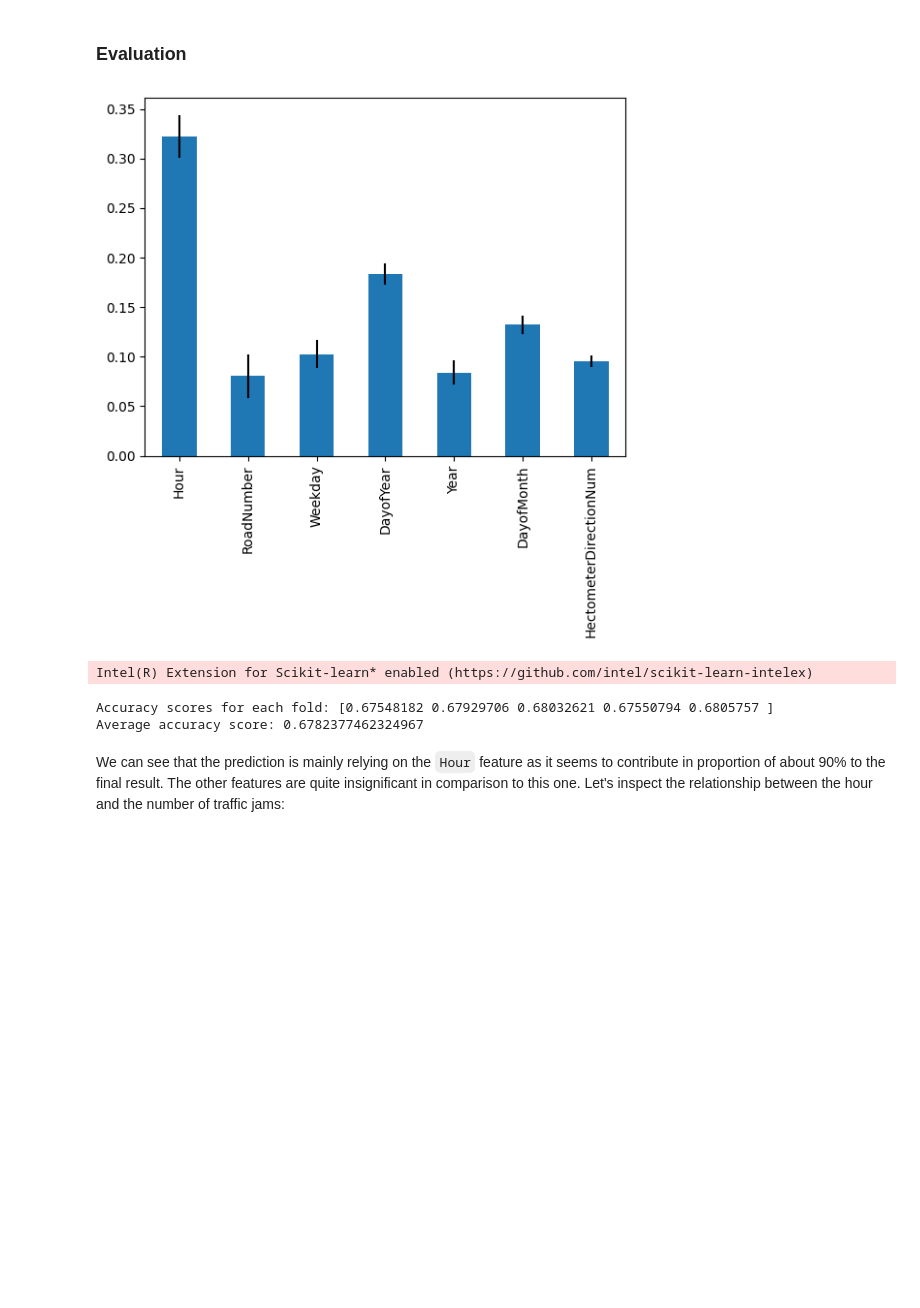
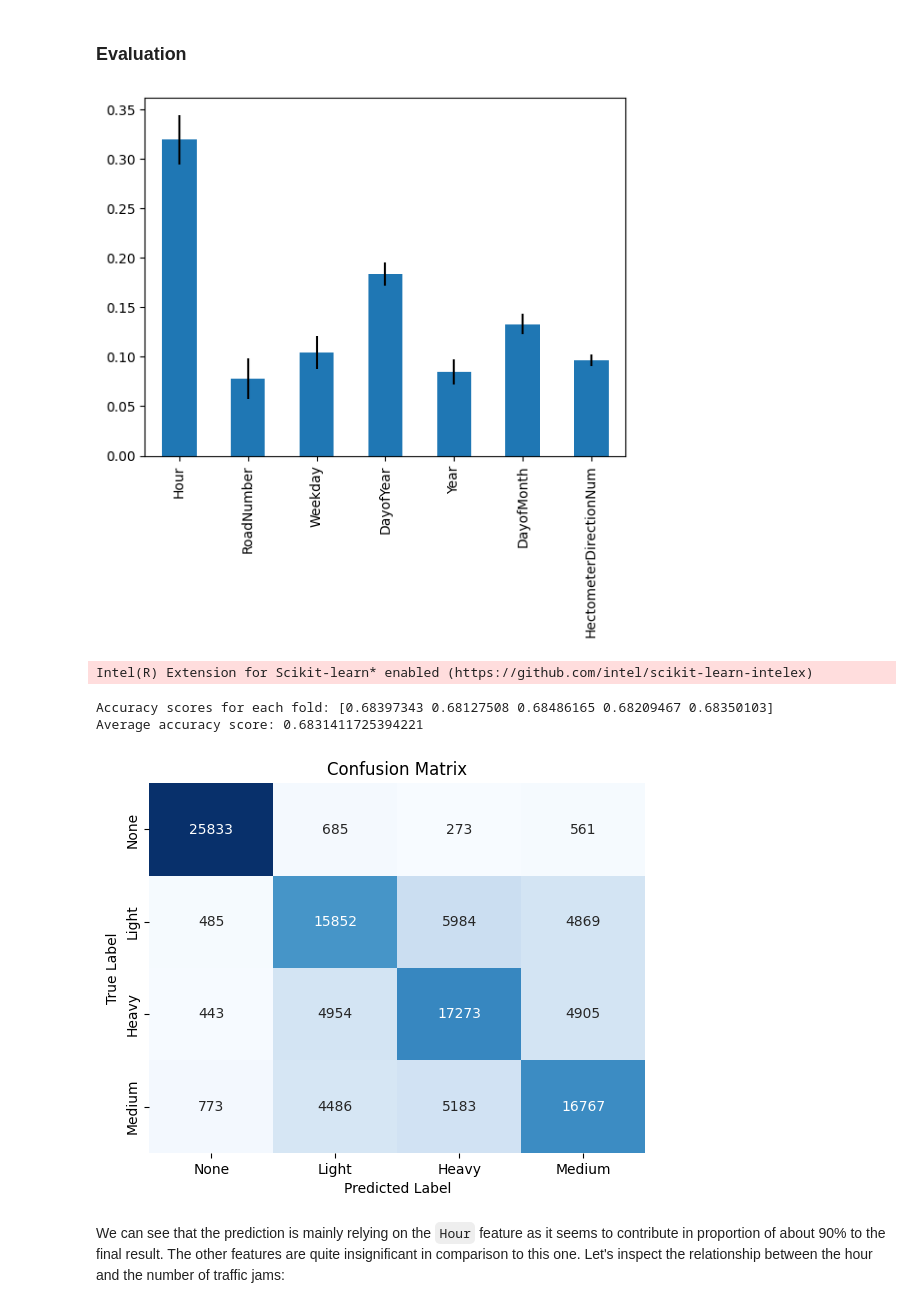
Before and after one commit to mhristev/TodayAI, a Jupyter notebook: MainFileNew.ipynb, the cells around one changed output. Saved outputs shown, nothing was run; the diff lists cells and outputs as text; code cells hidden in the pictures; blank space fills up the shorter version.

Commit message:
Confusion matrix

```diff
--- a/MainFileNew.ipynb
+++ b/MainFileNew.ipynb
@@ -1103,3 +1103,15 @@ encoded_type
 3    136657
 2    136657
 Name: count, dtype: int64
+# %%
+duration_category_map = {
+    0: "None",
+    1: "Light",
+    2: "Medium",
+    3: "Heavy"
+}
+
+# Add the new column 'Duration Category' using the map
+resampled_data['Duration Category'] = resampled_data['encoded_type'].map(duration_category_map)
+
+resampled_data
@@ -1168,21 +1178,35 @@ plt.figure()
 forest_importances.plot.bar(yerr=standard_deviation)
 plt.show()
 # %% [output]
-[figure, old version]
+[figure, new version]
 # %%
 from sklearnex import patch_sklearn
 patch_sklearn()
 from sklearn.model_selection import cross_val_score, StratifiedKFold
 
 skf = StratifiedKFold(n_splits=5, shuffle=True, random_state=42)
-accuracy_scores = cross_val_score(random_forest, X_train_smote, y_train_smote, cv=skf, scoring='accuracy')# average accuracy score
+accuracy_scores = cross_val_score(random_forest, X_train, y_train, cv=skf, scoring='accuracy')# average accuracy score
 print("Accuracy scores for each fold:", accuracy_scores)
 average_accuracy = accuracy_scores.mean()
 print("Average accuracy score:", average_accuracy)
 # %% [output]
 Intel(R) Extension for Scikit-learn* enabled (https://github.com/intel/scikit-learn-intelex)
-Accuracy scores for each fold: [0.67548182 0.67929706 0.68032621 0.67550794 0.6805757 ]
-Average accuracy score: 0.6782377462324967
+Accuracy scores for each fold: [0.68397343 0.68127508 0.68486165 0.68209467 0.68350103]
+Average accuracy score: 0.6831411725394221
+# %%
+from sklearn.metrics import confusion_matrix
+
+labels = resampled_data["Duration Category"].unique()
+
+matrix = confusion_matrix(y_test, y_pred)
+plt.figure()
+sns.heatmap(matrix, annot=True, fmt='d', cmap='Blues', cbar=None, xticklabels=labels, yticklabels=labels)
+plt.xlabel('Predicted Label')
+plt.ylabel('True Label')
+plt.title('Confusion Matrix')
+plt.show()
+# %% [output]
+[figure, added]
 # %% [markdown]
 We can see that the prediction is mainly relying on the `Hour` feature as it seems to contribute in proportion of about 90% to the final result. The other features are quite insignificant in comparison to this one. Let's inspect the relationship between the hour and the number of traffic jams:
 # %% [markdown]
```
Also changed, not shown: parts of 13 cells of this notebook.
